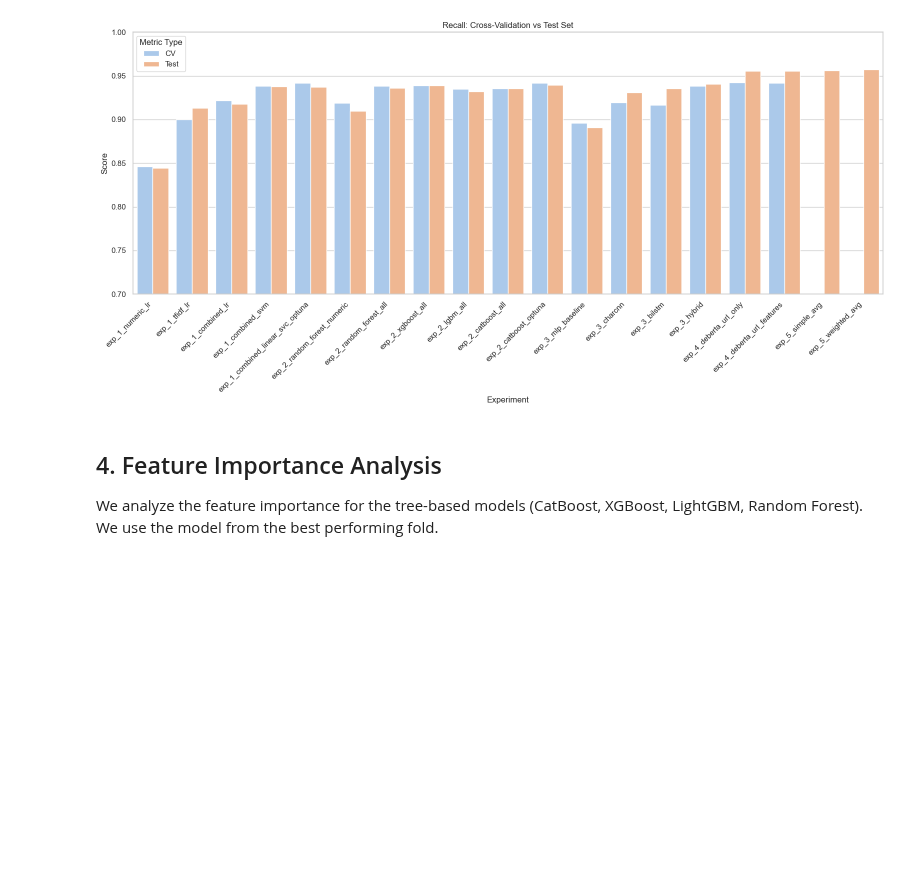
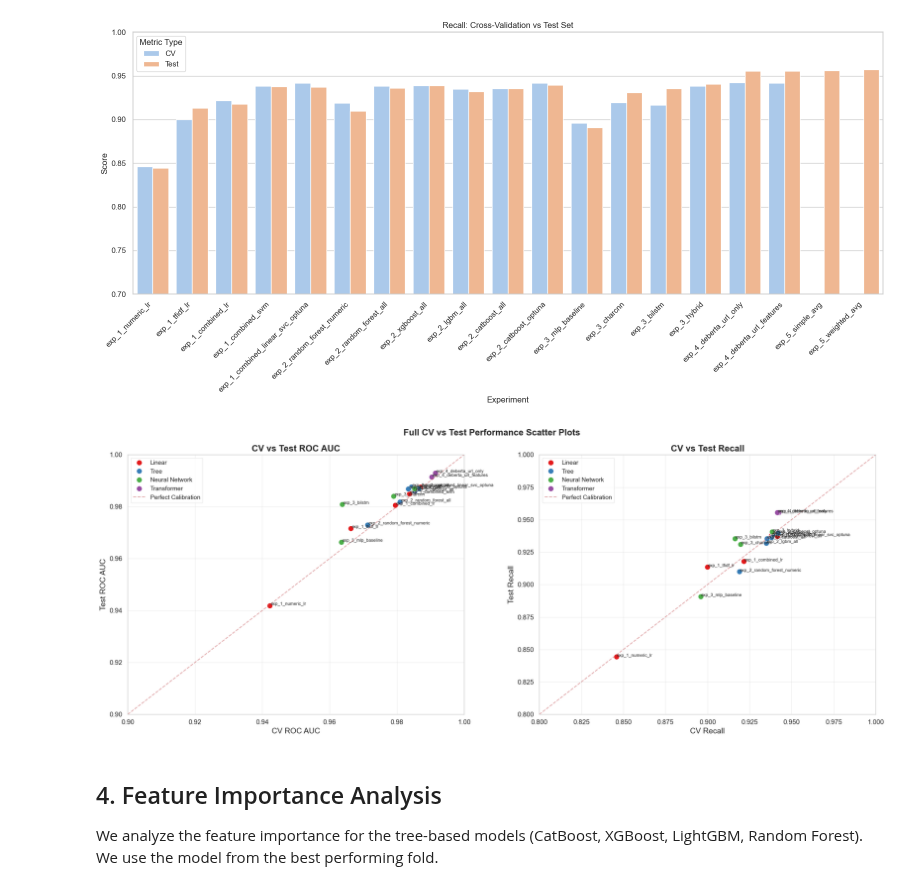
Before and after one commit to KoalaLyfestyle/BT4012-Group-13, a Jupyter notebook: Model_Evaluation.ipynb, the cells around one changed output. Drawn from its saved outputs; the diff is of its cells as text; code cells hidden in the pictures; blank space fills up the shorter version.

```diff
--- a/Model_Evaluation.ipynb
+++ b/Model_Evaluation.ipynb
@@ -381,6 +381,84 @@ plot_cv_vs_test_performance(metrics_df)
 # %% [output]
 [figure]
 [figure]
+# %%
+def plot_full_cv_vs_test_scatter(df_metrics):
+    # Get test labels for ensemble experiments
+    y_true = get_test_labels()
+
+    # Filter out rows without test metrics
+    df_plot = df_metrics[df_metrics["Test ROC AUC"] != "N/A"].copy()
+
+    # Add ensemble experiments if they have prediction files
+    ensemble_data = []
+    if y_true is not None:
+        for exp_name in EXPERIMENTS.get("Ensemble", []):
+            test_metrics = evaluate_test_set(exp_name, y_true)
+            if test_metrics:
+                ensemble_data.append({
+                    "Experiment": exp_name,
+                    "Group": "Ensemble",
+                    "_cv_roc_auc_val": 0,  # No CV metrics
+                    "_test_roc_auc_val": test_metrics.get("roc_auc", 0),
+                    "_cv_recall_val": 0,  # No CV metrics
+                    "_test_recall_val": test_metrics.get("recall", 0)
+                })
+
+    if ensemble_data:
+        df_ensemble = pd.DataFrame(ensemble_data)
+        df_plot = pd.concat([df_plot, df_ensemble], ignore_index=True)
+
+    if df_plot.empty:
+        print("No test metrics available for plotting.")
+        return
+
+    # Create figure with two subplots
+    fig, axes = plt.subplots(1, 2, figsize=(20, 8))
+    fig.suptitle('Full CV vs Test Performance Scatter Plots', fontsize=16, fontweight='bold')
+
+    # Plot 1: ROC AUC
+    # Filter to models with CV metrics
+    df_roc = df_plot[df_plot["_cv_roc_auc_val"] > 0]
+    if not df_roc.empty:
+        sns.scatterplot(data=df_roc, x='_cv_roc_auc_val', y='_test_roc_auc_val',
+                       hue='Group', palette='Set1', s=100, ax=axes[0])
+        # Add experiment labels
+        for _, row in df_roc.iterrows():
+            axes[0].text(row['_cv_roc_auc_val'] + 0.0002, row['_test_roc_auc_val'] + 0.0002,
+                        row['Experiment'], fontsize=8, ha='left')
+        axes[0].plot([0.9, 1.0], [0.9, 1.0], 'r--', alpha=0.5, label='Perfect Calibration')
+        axes[0].set_title('CV vs Test ROC AUC', fontweight='bold')
+        axes[0].set_xlabel('CV ROC AUC')
+        axes[0].set_ylabel('Test ROC AUC')
+        axes[0].set_xlim(0.9, 1.0)
+        axes[0].set_ylim(0.9, 1.0)
+        axes[0].legend()
+        axes[0].grid(alpha=0.3)
+
+    # Plot 2: Recall
+    df_recall = df_plot[df_plot["_cv_recall_val"] > 0]
+    if not df_recall.empty:
+        sns.scatterplot(data=df_recall, x='_cv_recall_val', y='_test_recall_val',
+                       hue='Group', palette='Set1', s=100, ax=axes[1])
+        # Add experiment labels
+        for _, row in df_recall.iterrows():
+            axes[1].text(row['_cv_recall_val'] + 0.0002, row['_test_recall_val'] + 0.0002,
+                        row['Experiment'], fontsize=8, ha='left')
+        axes[1].plot([0.8, 1.0], [0.8, 1.0], 'r--', alpha=0.5, label='Perfect Calibration')
+        axes[1].set_title('CV vs Test Recall', fontweight='bold')
+        axes[1].set_xlabel('CV Recall')
+        axes[1].set_ylabel('Test Recall')
+        axes[1].set_xlim(0.8, 1.0)
+        axes[1].set_ylim(0.8, 1.0)
+        axes[1].legend()
+        axes[1].grid(alpha=0.3)
+
+    plt.tight_layout()
+    plt.show()
+
+plot_full_cv_vs_test_scatter(metrics_df)
+# %% [output]
+[figure, added]
 # %% [markdown]
 ## 4. Feature Importance Analysis
 
```
Also changed, not shown: parts of 5 cells of this notebook, 1 other file.
